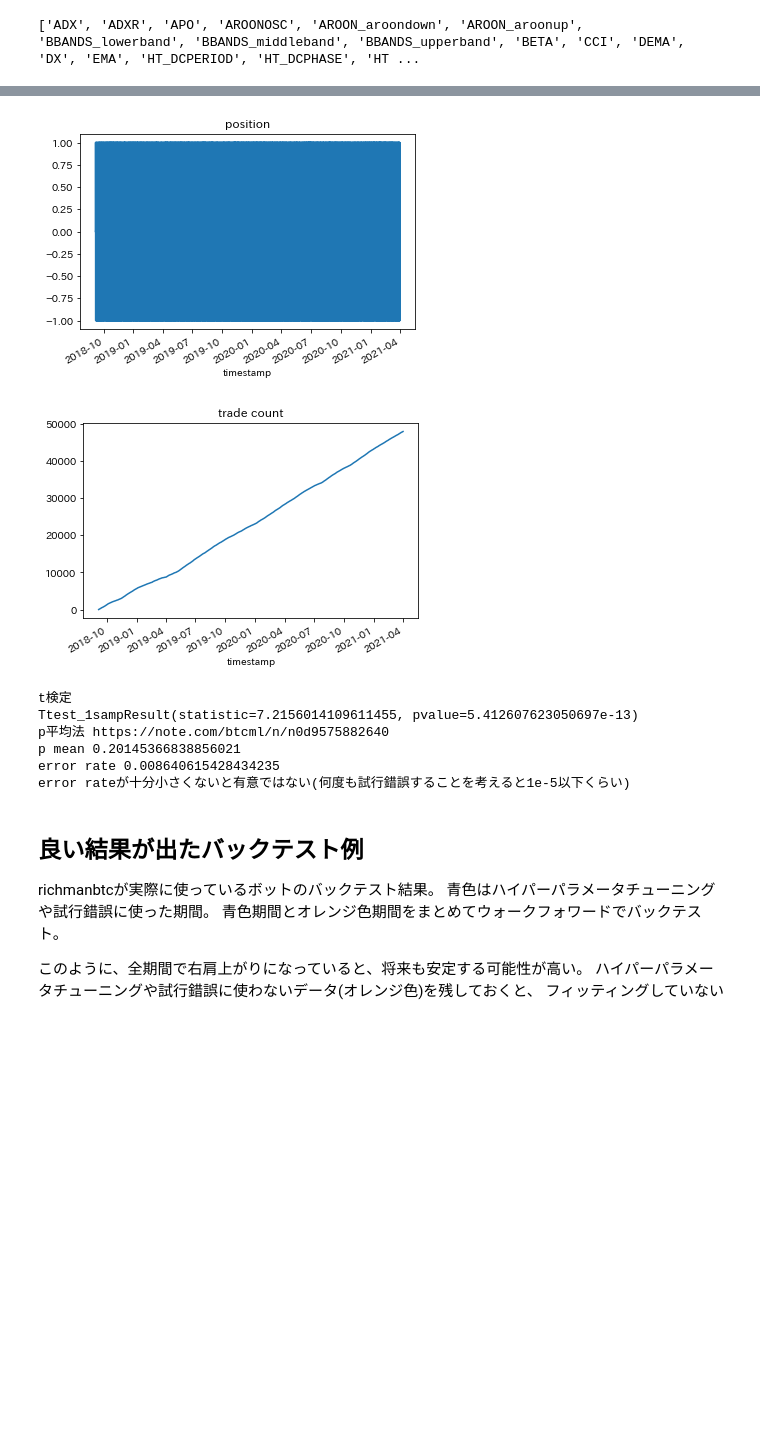
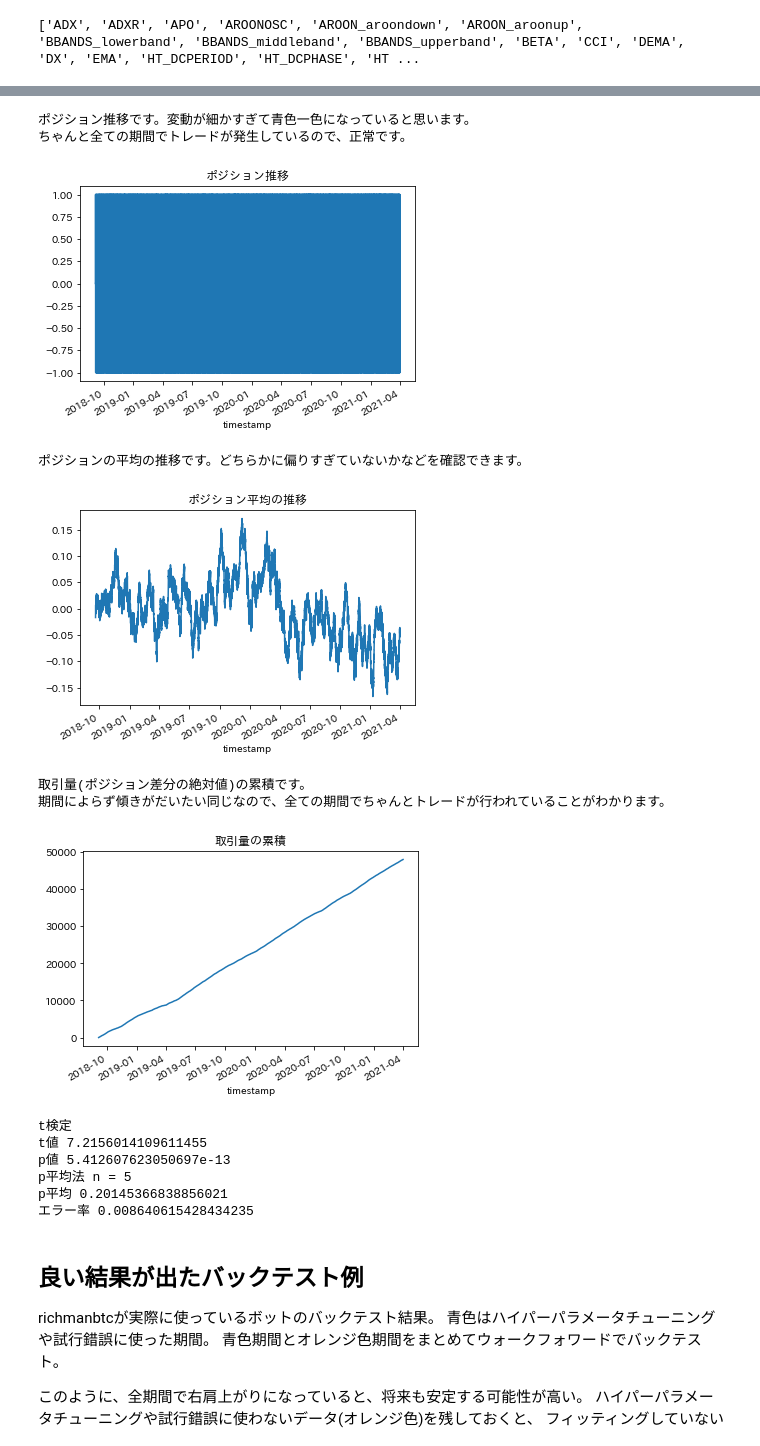
Before and after one commit to richmanbtc/mlbot_tutorial, a Jupyter notebook: work/tutorial.ipynb, the cells around one changed output, grey strips where cells are left out. Drawn from its saved outputs; the diff is of its cells as text; code cells hidden in the pictures; blank space fills up the shorter version.

```diff
--- a/work/tutorial.ipynb
+++ b/work/tutorial.ipynb
@@ -659,6 +849,7 @@ def backtest(cl=None, hi=None, lo=None, pips=None,
 
 df = pd.read_pickle('df_fit.pkl')
 
+# バックテストで累積リターンと、ポジションを計算
 df['cum_ret'], df['poss'] = backtest(
     cl=df['cl'].values,
     buy_entry=df['y_pred_buy'].values > 0,
@@ -668,24 +859,33 @@ df['cum_ret'], df['poss'] = backtest(
 )
 
 df['cum_ret'].plot()
-plt.title('cum_ret')
+plt.title('累積リターン')
 plt.show()
 
+print('ポジション推移です。変動が細かすぎて青色一色になっていると思います。')
+print('ちゃんと全ての期間でトレードが発生しているので、正常です。')
 df['poss'].plot()
-plt.title('position')
+plt.title('ポジション推移')
 plt.show()
 
+print('ポジションの平均の推移です。どちらかに偏りすぎていないかなどを確認できます。')
+df['poss'].rolling(1000).mean().plot()
+plt.title('ポジション平均の推移')
+plt.show()
+
+print('取引量(ポジション差分の絶対値)の累積です。')
+print('期間によらず傾きがだいたい同じなので、全ての期間でちゃんとトレードが行われていることがわかります。')
 df['poss'].diff(1).abs().dropna().cumsum().plot()
-plt.title('trade count')
+plt.title('取引量の累積')
 plt.show()
 
 print('t検定')
+x = df['cum_ret'].diff(1).dropna()
+t, p = ttest_1samp(x, 0)
+print('t値 {}'.format(t))
+print('p値 {}'.format(p))
 
-x = df['cum_ret'].diff(1).dropna()
-print(ttest_1samp(x, 0))
-
-print('p平均法 https://note.com/btcml/n/n0d9575882640')
-
+# p平均法 https://note.com/btcml/n/n0d9575882640
 def calc_p_mean(x, n):
     ps = []
     for i in range(n):
@@ -706,7 +906,7 @@ def calc_p_mean_type1_error_rate(p_mean, n):
 x = df['cum_ret'].diff(1).dropna()
 p_mean_n = 5
 p_mean = calc_p_mean(x, p_mean_n)
-print('p mean {}'.format(p_mean))
-print('error rate {}'.format(calc_p_mean_type1_error_rate(p_mean, p_mean_n)))
-print('error rateが十分小さくないと有意ではない(何度も試行錯誤することを考えると1e-5以下くらい)')
+print('p平均法 n = {}'.format(p_mean_n))
+print('p平均 {}'.format(p_mean))
+print('エラー率 {}'.format(calc_p_mean_type1_error_rate(p_mean, p_mean_n)))
 # %% [output]
@@ -714,11 +914,17 @@ print('error rateが十分小さくないと有意ではない(何度も試行
+ポジション推移です。変動が細かすぎて青色一色になっていると思います。
+ちゃんと全ての期間でトレードが発生しているので、正常です。
-[figure, old version]
+[figure, new version]
+ポジションの平均の推移です。どちらかに偏りすぎていないかなどを確認できます。
-[figure, old version]
+[figure, new version]
-t検定
-Ttest_1sampResult(statistic=7.2156014109611455, pvalue=5.412607623050697e-13)
-p平均法 https://note.com/btcml/n/n0d9575882640
-p mean 0.20145366838856021
-error rate 0.008640615428434235
-error rateが十分小さくないと有意ではない(何度も試行錯誤することを考えると1e-5以下くらい)
+取引量(ポジション差分の絶対値)の累積です。
+期間によらず傾きがだいたい同じなので、全ての期間でちゃんとトレードが行われていることがわかります。
+[figure, added]
+t検定
+t値 7.2156014109611455
+p値 5.412607623050697e-13
+p平均法 n = 5
+p平均 0.20145366838856021
+エラー率 0.008640615428434235
 # %% [markdown]
 ## 良い結果が出たバックテスト例
 
```
Also changed, not shown: parts of 7 cells of this notebook, 1 other file.
